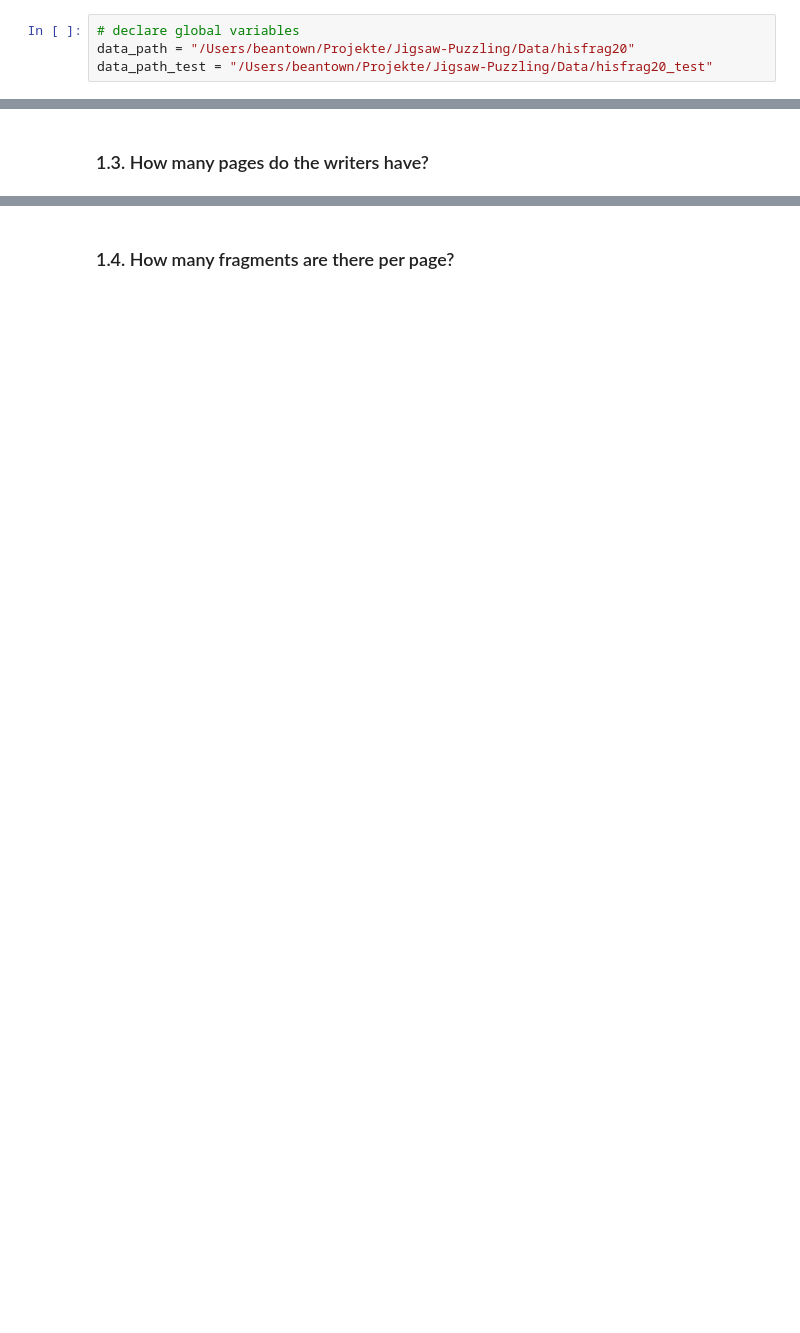
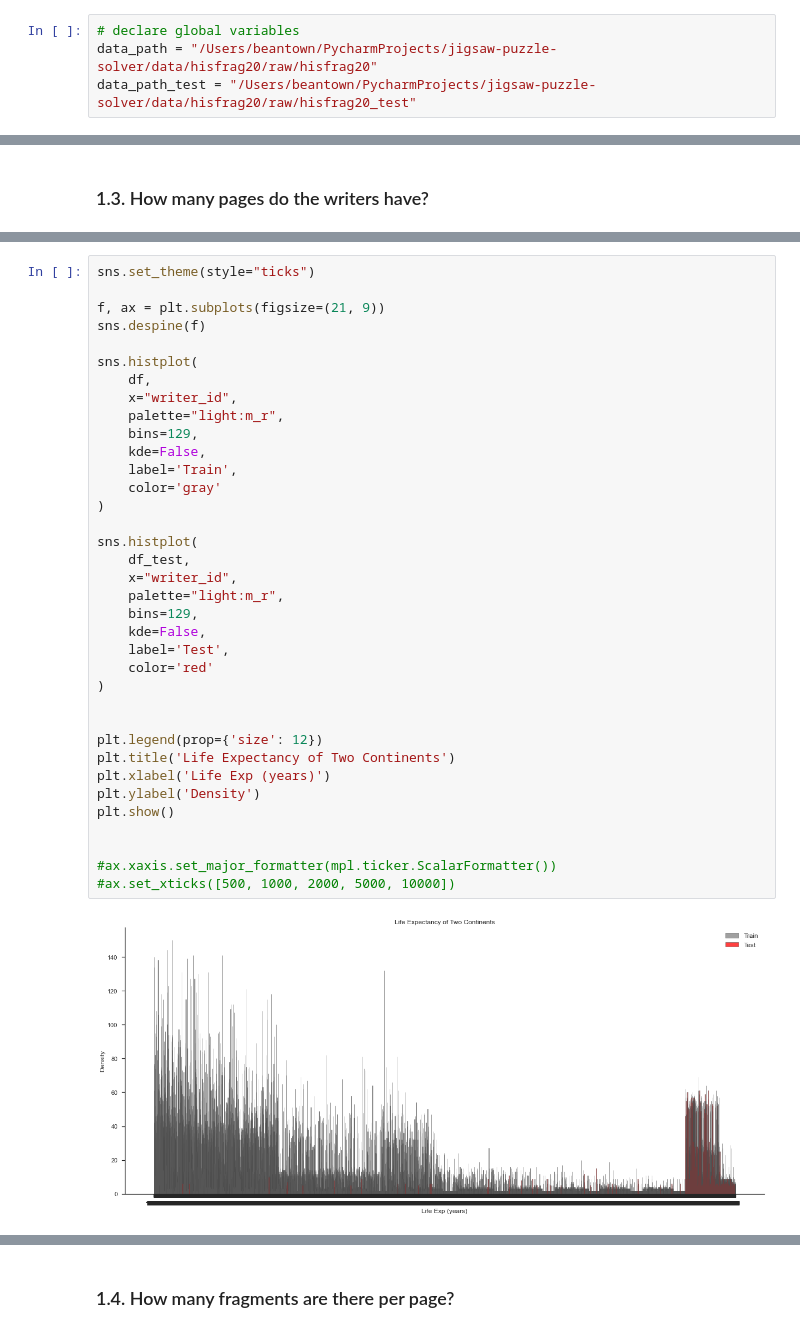
Before and after one commit to bohniti/jigsaw-puzzle-solver, a Jupyter notebook: notebooks/exploratory/eda_preproceccing.ipynb, the cells around one changed output, grey strips where cells are left out. Drawn from its saved outputs; the diff is of its cells as text; blank space fills up the shorter version.

```diff
--- a/notebooks/exploratory/eda_preproceccing.ipynb
+++ b/notebooks/exploratory/eda_preproceccing.ipynb
@@ -61,4 +67,4 @@ import csv
 # %%
 # declare global variables
-data_path = "/Users/beantown/Projekte/Jigsaw-Puzzling/Data/hisfrag20"
-data_path_test = "/Users/beantown/Projekte/Jigsaw-Puzzling/Data/hisfrag20_test"
+data_path = "/Users/beantown/PycharmProjects/jigsaw-puzzle-solver/data/hisfrag20/raw/hisfrag20"
+data_path_test = "/Users/beantown/PycharmProjects/jigsaw-puzzle-solver/data/hisfrag20/raw/hisfrag20_test"
@@ -194,0 +160,38 @@ It seems that that the amount of pages is not even at all. We should use this kn
+# %%
+sns.set_theme(style="ticks")
+
+f, ax = plt.subplots(figsize=(21, 9))
+sns.despine(f)
+
+sns.histplot(
+    df,
+    x="writer_id",
+    palette="light:m_r",
+    bins=129,
+    kde=False,
+    label='Train',
+    color='gray'
+)
+
+sns.histplot(
+    df_test,
+    x="writer_id",
+    palette="light:m_r",
+    bins=129,
+    kde=False,
+    label='Test',
+    color='red'
+)
+
+
+plt.legend(prop={'size': 12})
+plt.title('Life Expectancy of Two Continents')
+plt.xlabel('Life Exp (years)')
+plt.ylabel('Density')
+plt.show()
+
+
+#ax.xaxis.set_major_formatter(mpl.ticker.ScalarFormatter())
+#ax.set_xticks([500, 1000, 2000, 5000, 10000])
+# %% [output]
+[figure, added]
```
Also changed, not shown: parts of 22 cells of this notebook, 4 other files.
